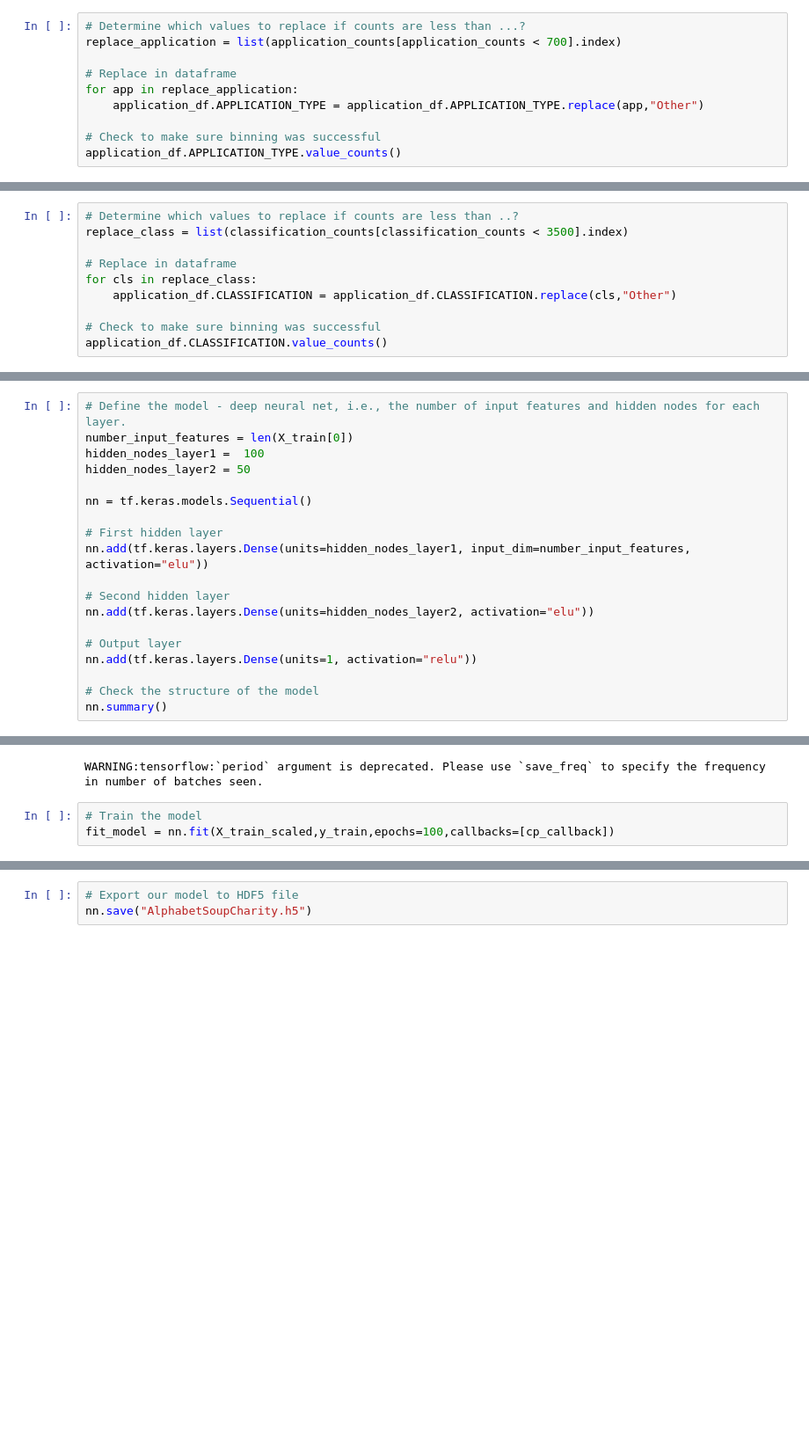
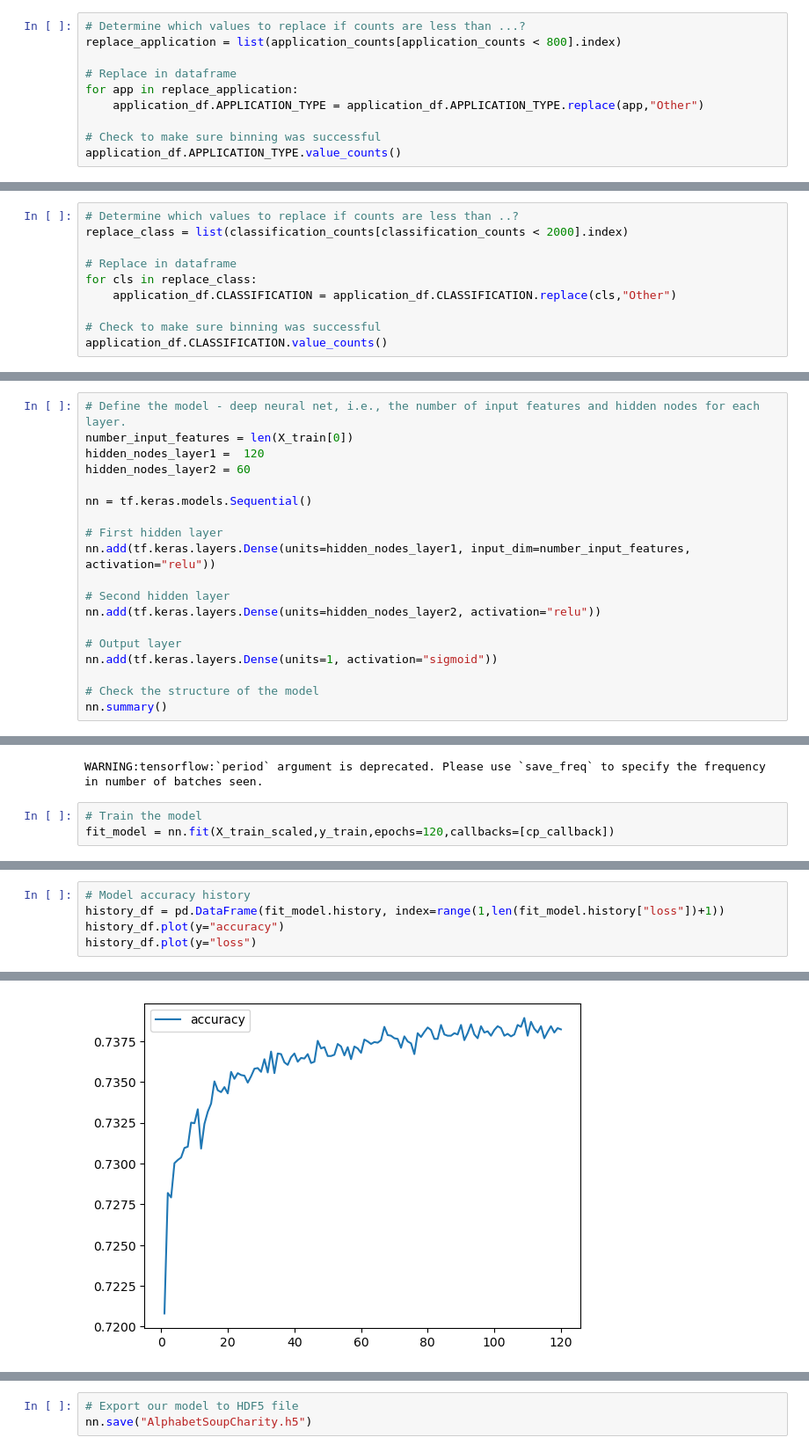
Before and after one commit to MitchellGleason/Neural-Network-Charity-Analysis, a Jupyter notebook: AlphabetSoupCharity.ipynb, the cells around one changed output, grey strips where cells are left out. Shown: that part at 88% size. Cells and saved outputs as stored; diff of their text form; blank space fills up the shorter version.

```diff
--- a/AlphabetSoupCharity.ipynb
+++ b/AlphabetSoupCharity.ipynb
@@ -69,7 +69,7 @@ application_counts.plot.density()
 [figure]
 # %%
 # Determine which values to replace if counts are less than ...?
-replace_application = list(application_counts[application_counts < 700].index)
+replace_application = list(application_counts[application_counts < 800].index)
 
 # Replace in dataframe
 for app in replace_application:
@@ -112,7 +110,7 @@ classification_counts.plot.density()
 [figure]
 # %%
 # Determine which values to replace if counts are less than ..?
-replace_class = list(classification_counts[classification_counts < 3500].index)
+replace_class = list(classification_counts[classification_counts < 2000].index)
 
 # Replace in dataframe
 for cls in replace_class:
@@ -188,19 +186,19 @@ X_test_scaled = X_scaler.transform(X_test)
 # %%
 # Define the model - deep neural net, i.e., the number of input features and hidden nodes for each layer.
 number_input_features = len(X_train[0])
-hidden_nodes_layer1 =  100
-hidden_nodes_layer2 = 50
+hidden_nodes_layer1 =  120
+hidden_nodes_layer2 = 60
 
 nn = tf.keras.models.Sequential()
 
 # First hidden layer
-nn.add(tf.keras.layers.Dense(units=hidden_nodes_layer1, input_dim=number_input_features, activation="elu"))
+nn.add(tf.keras.layers.Dense(units=hidden_nodes_layer1, input_dim=number_input_features, activation="relu"))
 
 # Second hidden layer
-nn.add(tf.keras.layers.Dense(units=hidden_nodes_layer2, activation="elu"))
+nn.add(tf.keras.layers.Dense(units=hidden_nodes_layer2, activation="relu"))
 
 # Output layer
-nn.add(tf.keras.layers.Dense(units=1, activation="relu"))
+nn.add(tf.keras.layers.Dense(units=1, activation="sigmoid"))
 
 # Check the structure of the model
 nn.summary()
@@ -238,5 +236,5 @@ cp_callback = ModelCheckpoint(
 WARNING:tensorflow:`period` argument is deprecated. Please use `save_freq` to specify the frequency in number of batches seen.
 # %%
 # Train the model
-fit_model = nn.fit(X_train_scaled,y_train,epochs=100,callbacks=[cp_callback])
+fit_model = nn.fit(X_train_scaled,y_train,epochs=120,callbacks=[cp_callback])
 # %% [output]
@@ -267,0 +265,6 @@ Loss: 0.5617803931236267, Accuracy: 0.7239649891853333
+# %%
+# Model accuracy history
+history_df = pd.DataFrame(fit_model.history, index=range(1,len(fit_model.history["loss"])+1))
+history_df.plot(y="accuracy")
+history_df.plot(y="loss")
+# %% [output]
@@ -267,0 +272 @@ Loss: 0.5617803931236267, Accuracy: 0.7239649891853333
+[figure, added]
```
Also changed, not shown: parts of 7 cells of this notebook.
